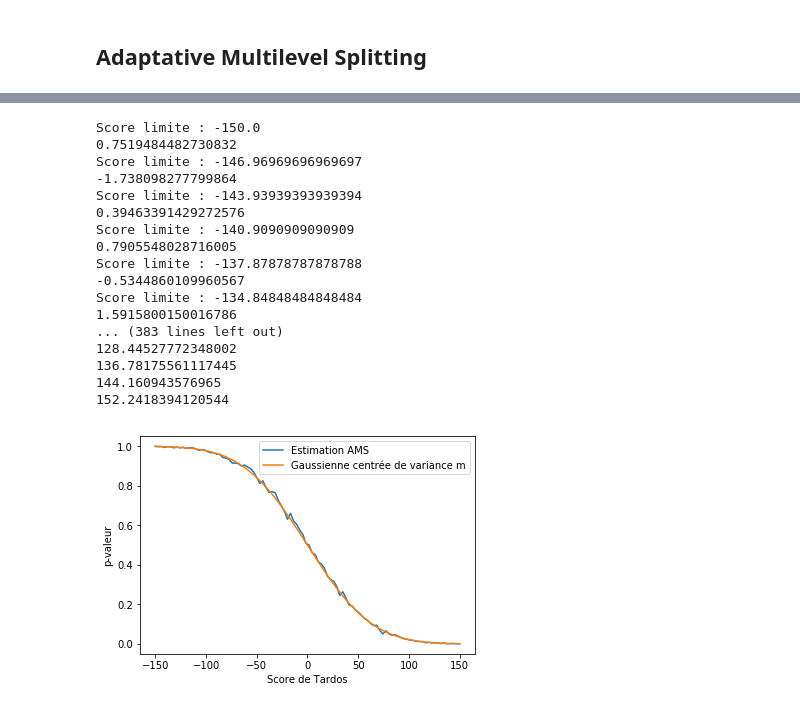
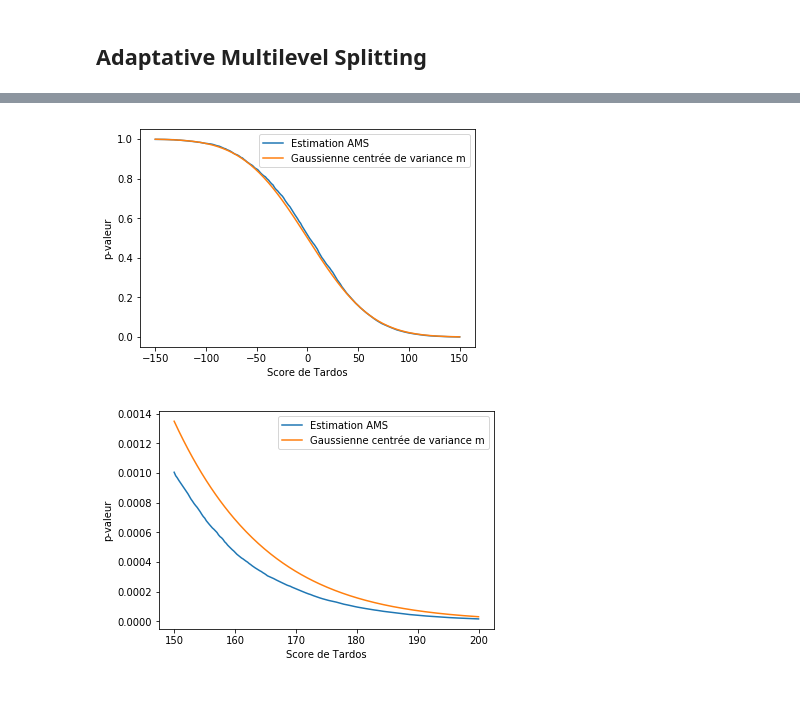
Before and after one commit to augustin9080/MAP512, a Jupyter notebook: MAP512_Laruelle_Freitas.ipynb, the cells around one changed output, grey strips where cells are left out. Cells and saved outputs as stored; diff of their text form; code cells hidden in the pictures.

Commit message:
Update 10/03
Changement AMS
Rajout prise du 2e pirate
Distribution p-valeur AMS

```diff
--- a/MAP512_Laruelle_Freitas.ipynb
+++ b/MAP512_Laruelle_Freitas.ipynb
@@ -325,7 +325,7 @@ def etape_MH(X,Z,p,y,J,T):
     nouveau_seuil = Z[int(n/2)]['Score']
     return X,Z,nouveau_seuil
 
-def MC_Adaptative(p,y,score_lim,J,T,N):
+def AMS(p,y,score_lim,J,T,N):
     # p est le vecteur des p_i
     # y est la marque pirate
     # score_lim est le score pour lequel on veut calculer la p-value
@@ -345,8 +345,6 @@ def MC_Adaptative(p,y,score_lim,J,T,N):
     # Stockage de Z pour pouvoir afficher la distribution à la fin
     Z_mem =[Z]
     print(seuil)
-    i = 0
-    boucle = 0
     mem_seuil = seuil
     while (seuil<score_lim):
         X,Z,seuil = etape_MH(X,Z,p,y,J,T)
@@ -354,8 +352,31 @@ def MC_Adaptative(p,y,score_lim,J,T,N):
         #plt.show()
         print(seuil)
         Z_mem.append(Z)
+    return Z_mem
+
+def estimation_proba(Z_mem,score_lim):
+    n = len(Z_mem[0])
+    i = 0
+    while (i<len(Z_mem) and score_lim > Z_mem[i][int(n/2)]['Score']):
         i += 1
     # On a donc depasser le seuil
     # On va maintenant corriger la dernière probabilité
-    p_final = np.average(Z['Score'] >= score_lim)
+    p_final = np.average(Z_mem[i]['Score'] >= score_lim)
     return (1/2)**(i)*p_final
+
+def estimation_AMS(p,y,score_lim,J,T,N):
+    return estimation_proba(AMS(p,y,score_lim,J,T,N),score_lim)
+
+def affichage_distribution_estimee(Z_mem,s_min,s_max,titre=''):
+    Score = np.linspace(s_min,s_max,200)
+    p_value = []
+    for score_lim in Score:
+        p_value.append(estimation_proba(Z_mem,score_lim))
+    plt.plot(Score,p_value,label='Estimation AMS')
+    p_value_reel = scipy.stats.norm.sf(Score,0,np.sqrt(m))
+    plt.plot(Score,p_value_reel,label='Gaussienne centrée de variance m')
+    plt.xlabel('Score de Tardos')
+    plt.ylabel('p-valeur')
+    plt.legend()
+    plt.savefig("p_valeur_AMS"+titre+".png",dpi=1000)
+    plt.show()
@@ -362,9 +385,10 @@ def MC_Adaptative(p,y,score_lim,J,T,N):
 # %%
 J = 5
-T = 20
-N = 1000
+T = 40
+N = 3000
 Y = npr.binomial(1,p,m)
-p_valeur = MC_Adaptative(p,Y,200,J,T,N)
+Z_mem = AMS(p,Y,200,J,T,N)
+p_valeur = estimation_proba(Z_mem,200)
 p_valeur_reelle = scipy.stats.norm.sf(200,0,np.sqrt(m))
 print(p_valeur)
 print(p_valeur_reelle)
@@ -426,34 +414,6 @@ plt.show()
-# %%
-Score = np.linspace(-150,150,200)
-Y = npr.binomial(1,p,m)
-p_value = []
-for score_lim in Score:
-    print('Score limite : '+str(score_lim))
-    p_value.append(MC_Adaptative(p,Y,score_lim,J,T,N))
-plt.plot(Score,p_value,label='Estimation AMS')
-p_value_reel = scipy.stats.norm.sf(Score,0,np.sqrt(m))
-plt.plot(Score,p_value_reel,label='Gaussienne centrée de variance m')
-plt.xlabel('Score de Tardos')
-plt.ylabel('p-valeur')
-plt.legend()
-plt.savefig("p_valeur_AMS.png",dpi=1000)
-plt.show()
-# %% [output]
-Score limite : -150.0
-0.7519484482730832
-Score limite : -146.96969696969697
--1.738098277799864
-Score limite : -143.93939393939394
-0.39463391429272576
-Score limite : -140.9090909090909
-0.7905548028716005
-Score limite : -137.87878787878788
--0.5344860109960567
-Score limite : -134.84848484848484
-1.5915800150016786
-... (383 lines left out)
-128.44527772348002
-136.78175561117445
-144.160943576965
-152.2418394120544
-[figure, removed]
+# %%
+affichage_distribution_estimee(Z_mem,-150,150,titre='')
+affichage_distribution_estimee(Z_mem,150,200,titre='_zoom')
+# %% [output]
+[figure, added]
+[figure, added]
```
Also changed, not shown: parts of 9 cells of this notebook, 3 other files.
